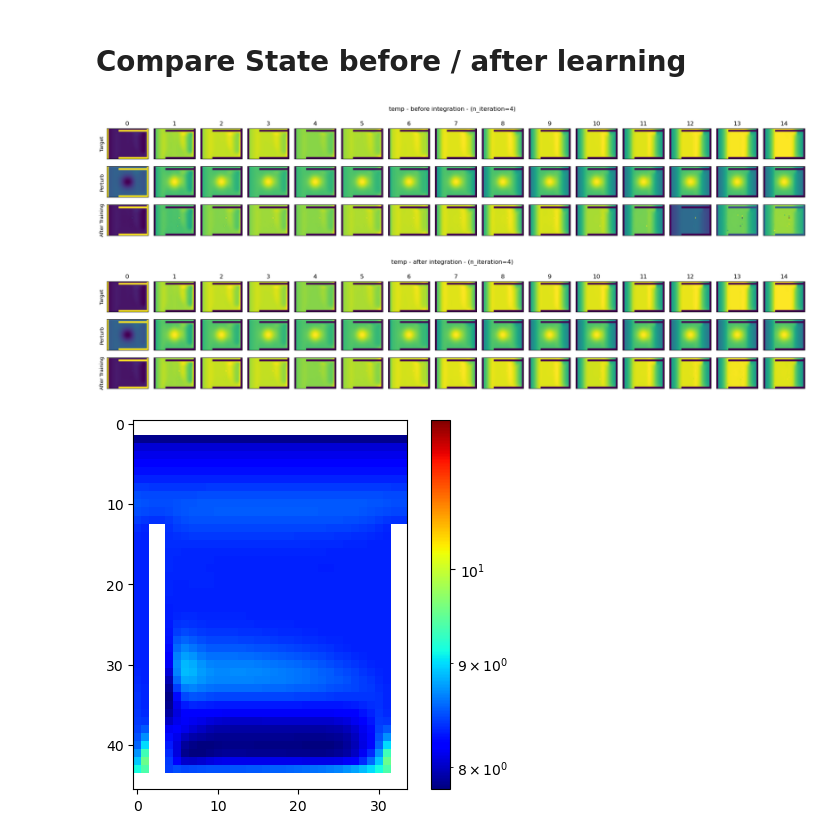
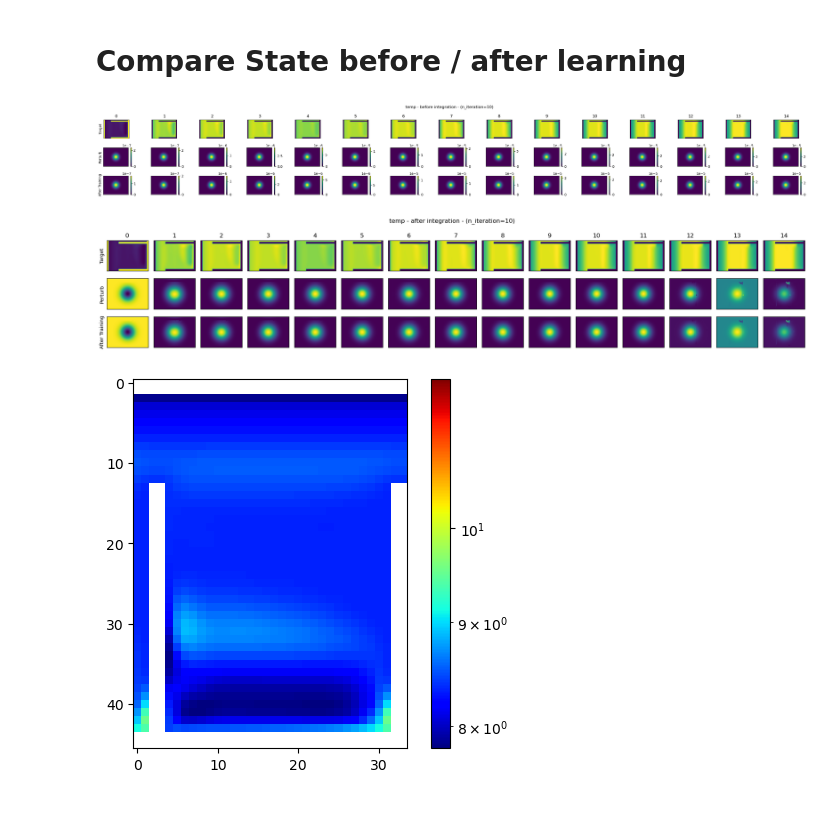
Before and after one commit to Etienne-Meunier/Veros-Autodiff, a Jupyter notebook: notebooks/learning/learn_field.ipynb, the cells around one changed output. Drawn from its saved outputs; the diff is of its cells as text; code cells hidden in the pictures; blank space fills up the shorter version.

```diff
--- a/notebooks/learning/learn_field.ipynb
+++ b/notebooks/learning/learn_field.ipynb
@@ -158,6 +149,27 @@ def agg_sum(state, target_state, key_sum = 'temp') :
 step_function = acc.step
 agg_function = lambda state : agg_sum(state, state_af, key_sum=variable_to_compare)
 
-vjpm = vjp_grad_new(step_function, agg_function, variable_to_perturb)
+type_grad = 'remat_loop'
 
-loss_and_grad = lambda s, v: vjpm.g(s, v, iterations=n_iteration)
+if type_grad == 'compile_loop' :
+    vjpm = vjp_grad_new(step_function, agg_function, variable_to_perturb)
+
+    loss_and_grad = lambda s, v: vjpm.g(s, v, iterations=n_iteration)
+    loss_and_grad = jax.jit(loss_and_grad)
+elif type_grad == 'recursive' :
+    vjpm = vjp_grad(step_function, agg_function, variable_to_perturb)
+
+    vjpm.step_function = jax.jit(vjpm.step_function)
+    vjpm.agg_function = jax.jit(vjpm.agg_function)
+
+    loss_and_grad = lambda s, v : vjpm.g(s, v, iterations=n_iteration)
+
+elif type_grad == 'remat_loop' :
+    vjpm = vjp_grad_new(acc.step, agg_function, variable_to_perturb)
+
+    vjpm.step_function = jax.jit(vjpm.step_function)
+    vjpm.agg_function = jax.jit(vjpm.agg_function)
+
+    vjpm.step_function = jax.checkpoint(vjpm.step_function) # Remat to save memory
+
+    loss_and_grad_nr = lambda s, v, it: vjpm.g(s, v, iterations=n_iteration)
@@ -176,9 +190,9 @@ Array(4.77965031e-05, dtype=float64)
 # %%
-stats = []
-pbar = tqdm(range(10))
+#stats = []
+pbar = tqdm(range(1000))
 lr = 5.0
 
-best_output_forward = 10000
+#best_output_forward = 10000
 
 for i in pbar:
     output_forward, gradients = loss_and_grad(state_training_bf, field_training_bf)
@@ -338,25 +350,27 @@ NameError: name 'data' is not defined
 # %% [markdown]
 # Compare State before / after learning
 # %%
-fig, axs = plt.subplots(3, 15, figsize=(20,4))
+fig, axs = plt.subplots(3, 15, figsize=(30,4))
 [(a.set_yticks([]), a.set_xticks([]))for a in axs.ravel()]
 fig.suptitle(f'{variable_to_compare} - before integration - ({n_iteration=})')
 
 
 for j in range(15) :
     axs[0, j].set_title(f'{j}')
     axs[0, j].imshow(field_bf[...,state_bf.variables.tau][..., j])
-    axs[1, j].imshow(field_perturb_bf[...,state_perturb_bf.variables.tau][..., j])
-    axs[2, j].imshow(field_training_bf[...,state_training_bf.variables.tau][..., j])
+    c = axs[1, j].imshow((field_perturb_bf[...,state_perturb_bf.variables.tau][..., j] - field_bf[...,state_bf.variables.tau][..., j])**2)
+    fig.colorbar(c, ax=axs[1, j])
+    c = axs[2, j].imshow((field_training_bf[...,state_training_bf.variables.tau][..., j] - field_bf[...,state_bf.variables.tau][..., j])**2)
+    fig.colorbar(c, ax=axs[2, j])
+
 axs[0, 0].set_ylabel('Target')
 axs[1, 0].set_ylabel('Perturb')
 axs[2, 0].set_ylabel('After Training')
 
 
-
 fig.tight_layout()
 # %% [output]
-[figure, old version]
+[figure, new version]
 # %%
 fig, axs = plt.subplots(3, 15, figsize=(20,4))
 [(a.set_yticks([]), a.set_xticks([]))for a in axs.ravel()]
@@ -366,8 +380,8 @@ fig.suptitle(f'{variable_to_compare} - after integration - ({n_iteration=})')
 for j in range(15) :
     axs[0, j].set_title(f'{j}')
     axs[0, j].imshow(field_af[...,state_af.variables.tau][..., j])
-    axs[1, j].imshow(field_perturb_af[...,state_perturb_af.variables.tau][..., j])
-    axs[2, j].imshow(field_training_af[...,state_training_af.variables.tau][..., j])
+    axs[1, j].imshow(field_perturb_af[...,state_perturb_af.variables.tau][..., j] - field_af[...,state_af.variables.tau][..., j])
+    axs[2, j].imshow(field_training_af[...,state_training_af.variables.tau][..., j] - field_af[...,state_af.variables.tau][..., j])
 axs[0, 0].set_ylabel('Target')
 axs[1, 0].set_ylabel('Perturb')
 axs[2, 0].set_ylabel('After Training')
@@ -376,7 +390,7 @@ axs[2, 0].set_ylabel('After Training')
 
 fig.tight_layout()
 # %% [output]
-[figure, old version]
+[figure, new version]
 # %%
 from matplotlib.colors import LogNorm
 
```
Also changed, not shown: parts of 13 cells of this notebook, 3 other files.
